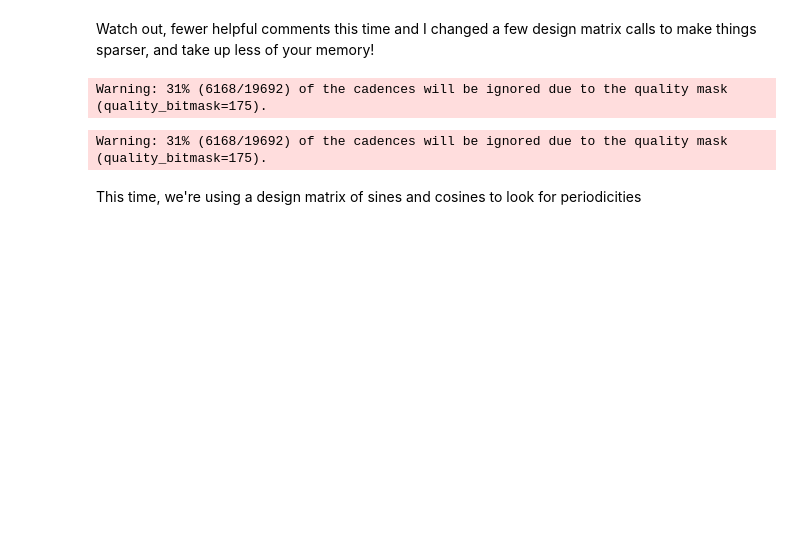
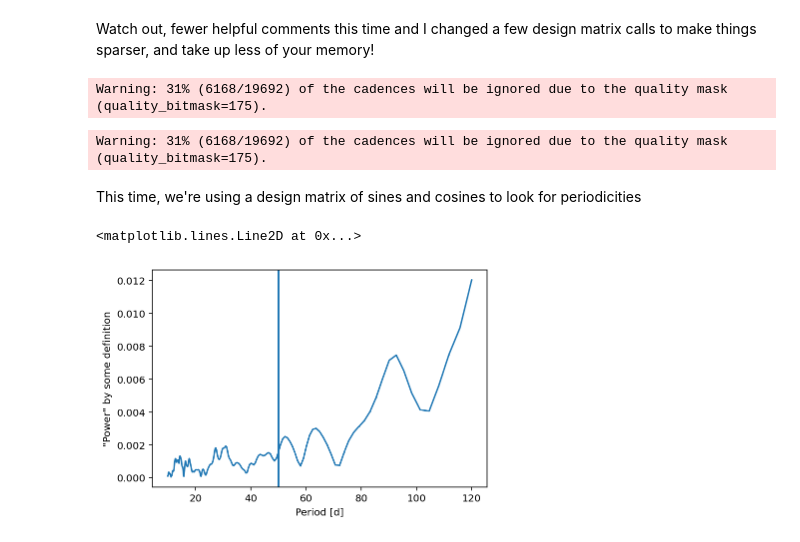
Before and after one commit to christinahedges/tess-long-period-tools, a Jupyter notebook: notebooks/3.finding-periods-in-CVZ-star.ipynb, the cells around one changed output. Saved outputs shown, nothing was run; the diff lists cells and outputs as text; code cells hidden in the pictures; blank space fills up the shorter version.

Commit message:
better period spacing

```diff
--- a/notebooks/3.finding-periods-in-CVZ-star.ipynb
+++ b/notebooks/3.finding-periods-in-CVZ-star.ipynb
@@ -38,3 +36,7 @@ sr = lk.search_targetpixelfile('TIC 150428135', mission='tess')
+# %%
+# Ruth's OG : 'TIC 150428135'
+# Soemthing unrelated nearby: "TIC 150437899"
+sr = lk.search_targetpixelfile('TIC 150437899', mission='tess')
 # %%
 tpfs = sr.download_all()
 # %% [output]
@@ -74,7 +76,7 @@ ls_dm = lk.DesignMatrix(lombscargle.implementations.mle.design_matrix(lc.time, f
 dm = lk.SparseDesignMatrixCollection([systematics_dm, ls_dm]).to_designmatrix(name='design_matrix')
 # %%
 # Loop over some periods we might care about
-periods = np.linspace(10, 120, 100)
+periods = 1/np.linspace(1/120, 1/10, 300)
 ws = np.zeros((len(periods), 2))
 ws_err = np.zeros((len(periods), 2))
 
@@ -88,12 +90,15 @@ for idx, period in enumerate(tqdm(periods)):
     B = dm.X.T.dot((lc.flux/lc.flux_err**2))
     B += dm.prior_mu/dm.prior_sigma**2
     w = np.linalg.solve(sigma_w_inv, B)
-    werr = (np.linalg.inv(sigma_w_inv))
+    werr = (np.linalg.inv(sigma_w_inv))**0.5
     ws[idx] = w[-2:]
-    ws_err[idx] = (werr.diagonal()**0.5)[-2:]
+    ws_err[idx] = (werr.diagonal())[-2:]
 #    break
 # %%
-plt.errorbar(periods, (ws[:, 0]**2 + ws[:, 1]**2)**0.5, (ws_err[:, 0]**2 + ws_err[:, 1]**2)**0.5, ls='')
+plt.errorbar(periods, (ws[:, 0]**2 + ws[:, 1]**2)**0.5, (ws_err[:, 0]**2 + ws_err[:, 1]**2)**0.5)
 plt.xlabel('Period [d]')
 plt.ylabel('"Power" by some definition')
 plt.axvline(50)
+# %% [output]
+<matplotlib.lines.Line2D at 0x...>
+[figure, added]
```
Also changed, not shown: parts of 1 cell of this notebook.
